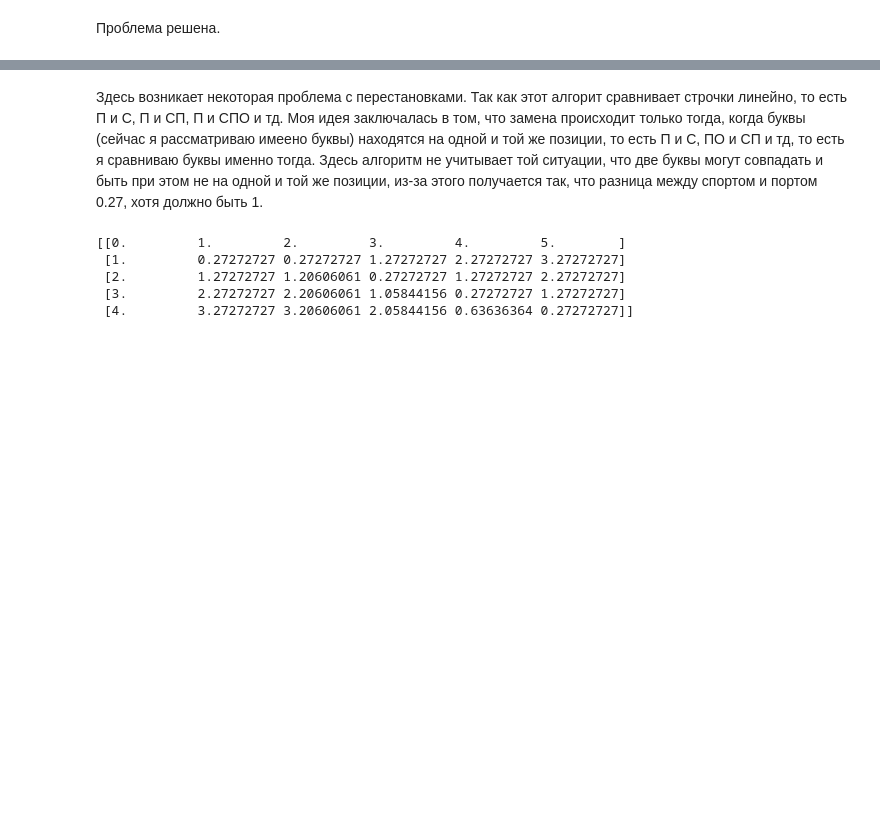
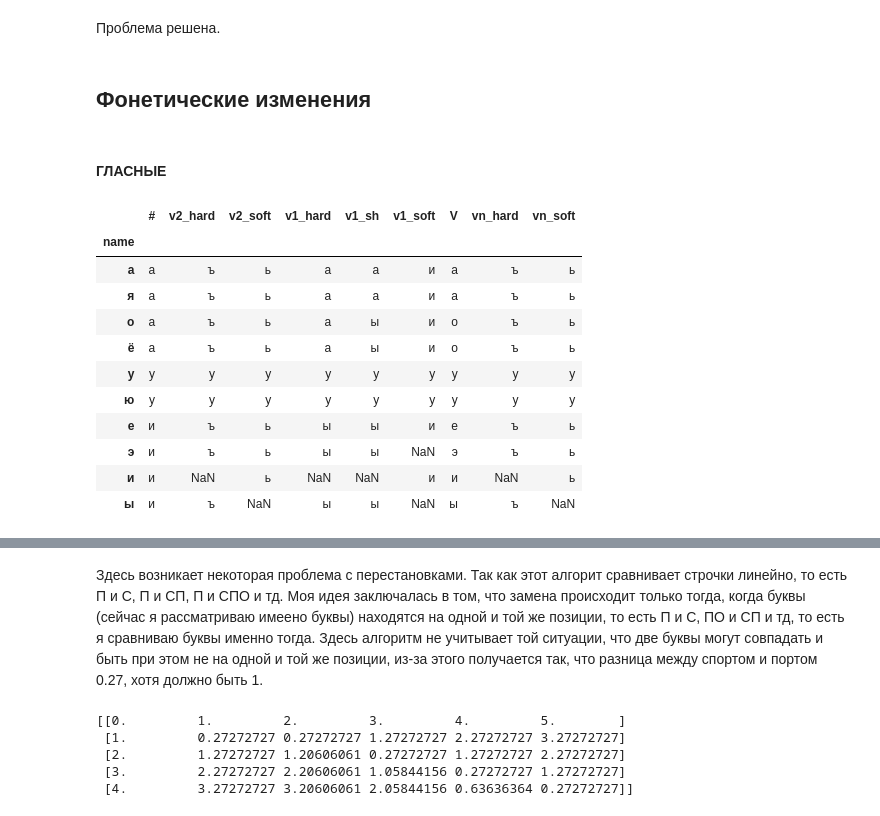
Before and after one commit to Stoneberry/Phonetic-Algorithm, a Jupyter notebook: Курсовая работа.ipynb, the cells around one changed output, grey strips where cells are left out. Drawn from its saved outputs; the diff is of its cells as text; code cells hidden in the pictures; blank space fills up the shorter version.

```diff
--- a/Курсовая работа.ipynb
+++ b/Курсовая работа.ipynb
@@ -212,2 +215,25 @@ sort_words(words, word, dist_matrix)
 # %% [markdown]
 Проблема решена.
+# %% [markdown]
+## Фонетические изменения
+# %% [markdown]
+#### ГЛАСНЫЕ
+# %%
+vows = pd.read_csv('/Users/Stoneberry/Desktop/курсач/3 курс/vowels.csv', sep=';')
+vows = vows.set_index('Unnamed: 0')
+vows = vows.reindex(vows.index.rename('name'))
+# %%
+vows
+# %% [output]
+|  | # | v2_hard | v2_soft | v1_hard | v1_sh | v1_soft | V | vn_hard | vn_soft |
+| name |  |  |  |  |  |  |  |  |  |
+| а | а | ъ | ь | а | a | и | а | ъ | ь |
+| я | а | ъ | ь | а | a | и | а | ъ | ь |
+| о | а | ъ | ь | а | ы | и | о | ъ | ь |
+| ё | а | ъ | ь | а | ы | и | о | ъ | ь |
+| у | у | у | у | у | у | у | у | у | у |
+| ю | у | у | у | у | у | у | у | у | у |
+| е | и | ъ | ь | ы | ы | и | е | ъ | ь |
+| э | и | ъ | ь | ы | ы | NaN | э | ъ | ь |
+| и | и | NaN | ь | NaN | NaN | и | и | NaN | ь |
+| ы | и | ъ | NaN | ы | ы | NaN | ы | ъ | NaN |
```
Also changed, not shown: parts of 85 cells of this notebook.
